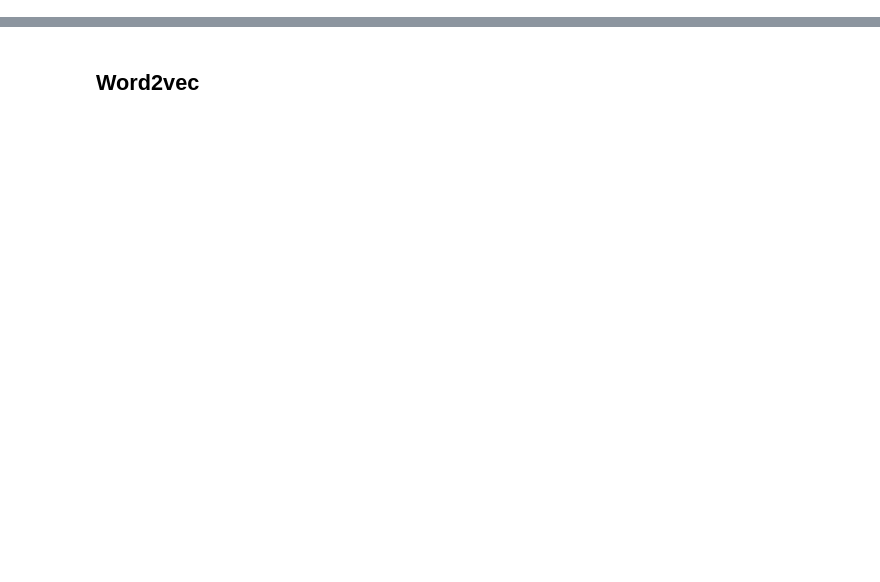
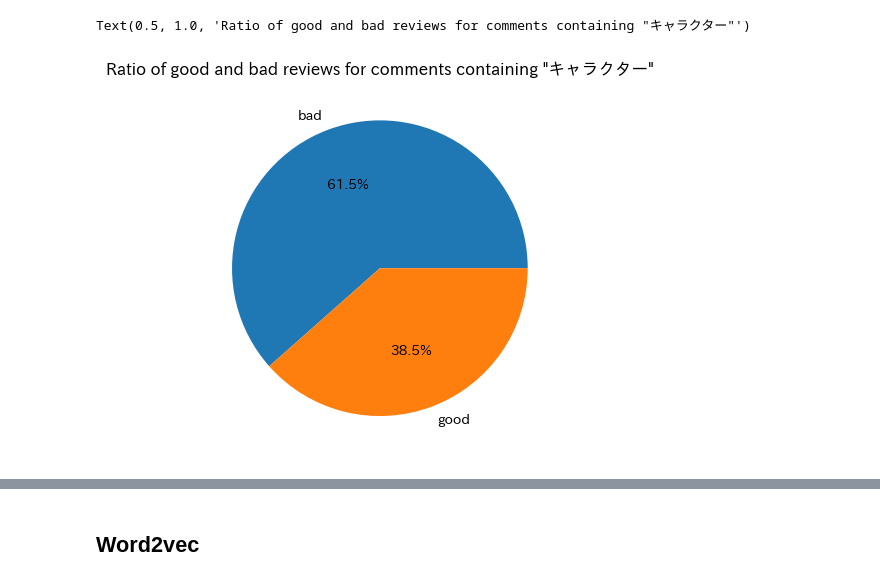
Before and after one commit to coraldx5/generativeai_intro_book, a Jupyter notebook: chap04_movie_review_classification.ipynb, the cells around one changed output, grey strips where cells are left out. Cells and saved outputs as stored; diff of their text form; code cells hidden in the pictures; blank space fills up the shorter version.

```diff
--- a/chap04_movie_review_classification.ipynb
+++ b/chap04_movie_review_classification.ipynb
@@ -161,0 +97,17 @@ show_lr_explaination(3)
+# %%
+# prompt: DataFrame mreview_df を使用: comment列に「キャラクター」が含まれているデータについて、result列のgoodとbadの割合を示す円グラフを作って
+
+import matplotlib.pyplot as plt
+
+# Filter the dataframe to include only rows where the comment contains the word "キャラクター"
+filtered_df = mreview_df[mreview_df['comment'].str.contains('キャラクター')]
+
+# Group the filtered dataframe by the result column and count the number of occurrences
+grouped_df = filtered_df.groupby('result').size()
+
+# Create a pie chart
+plt.pie(grouped_df, labels=grouped_df.index, autopct="%1.1f%%")
+plt.title('Ratio of good and bad reviews for comments containing "キャラクター"')
+# %% [output]
+Text(0.5, 1.0, 'Ratio of good and bad reviews for comments containing "キャラクター"')
+[figure, added]
```
Also changed, not shown: parts of 67 cells of this notebook.
